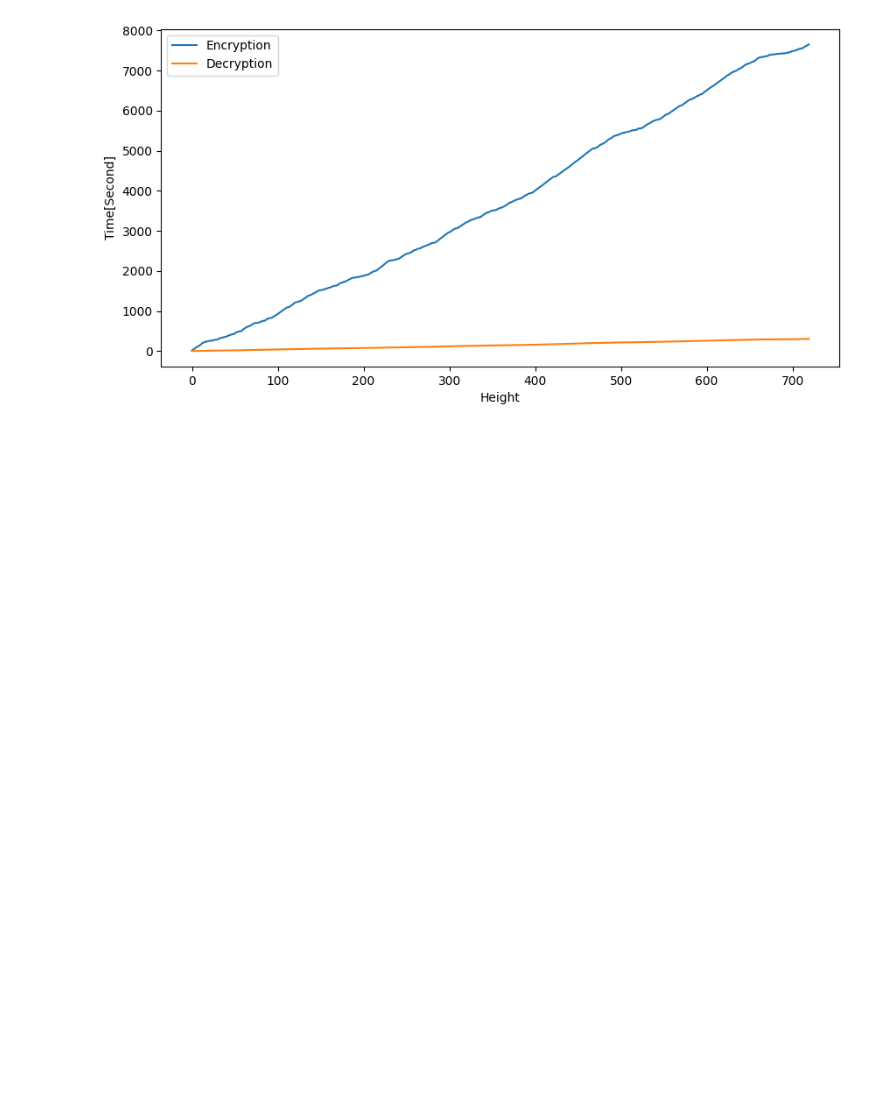
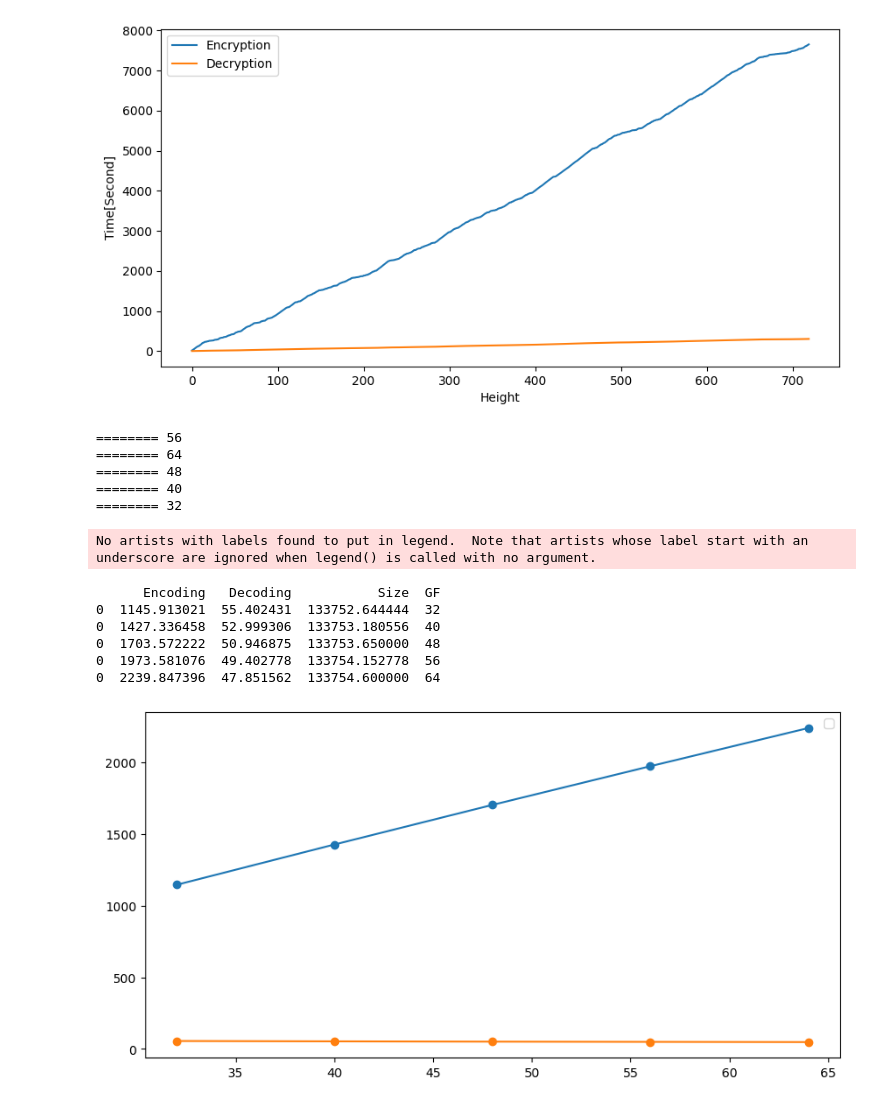
Before and after one commit to JunwookHeo/bcsos, a Jupyter notebook: python_utils/VisualPoS.ipynb, the cells around one changed output. Saved outputs shown, nothing was run; the diff lists cells and outputs as text; code cells hidden in the pictures; blank space fills up the shorter version.

```diff
--- a/python_utils/VisualPoS.ipynb
+++ b/python_utils/VisualPoS.ipynb
@@ -362,3 +370,59 @@ plt.legend()
 plt.savefig('Encrypt_Height.png', dpi=300, bbox_inches='tight')
 # %% [output]
 [figure]
+# %%
+import os
+import pandas as pd
+from matplotlib import pyplot as plt
+
+PATH = "../ppos_ext"
+
+fdbs = [os.path.join(PATH, f) for f in os.listdir(PATH) if f.split(".")[0].find('MLDC_') == 0]
+dbs = {}
+for i, f in enumerate(fdbs):
+    key = f.split('_')[-1]
+    print("========", key)
+    tdbs = []
+    subdirs = [x[0] for x in os.walk(f)]
+    for subd in subdirs:
+        subbs = [os.path.join(subd, f) for f in os.listdir(subd) if f.split(".")[-1] == 'csv']
+        if len(subbs) > 0 and subbs[0].find('.csv') != -1:
+            tdbs.append(subbs[0])
+    dbs[key] = tdbs
+gfs = list(dbs.keys())
+gfs.sort()
+
+dfcs = pd.DataFrame()
+for g in gfs:
+    ss = dbs[g]
+    dfg = pd.DataFrame()
+    for s in ss:
+        df = pd.read_csv(s, header=None)
+        df.rename(columns = {0:'Encoding', 1:'Decoding', 2:"Size"}, inplace = True)
+        m = df.mean()
+        dfg = pd.concat([dfg, pd.DataFrame(m).transpose()], axis=0)
+    dfc = pd.DataFrame(dfg.mean()).transpose()
+    dfc["GF"] = int(g)
+    dfcs = pd.concat([dfcs, dfc], axis=0)
+print(dfcs)
+
+plt.figure(figsize=(10,5))
+plt.plot( dfcs['GF'], dfcs['Encoding'], marker='o')
+plt.plot( dfcs['GF'], dfcs['Decoding'], marker='o')
+plt.legend(loc="upper left")
+plt.show()
+# print(fdbs)
+# %% [output]
+======== 56
+======== 64
+======== 48
+======== 40
+======== 32
+No artists with labels found to put in legend.  Note that artists whose label start with an underscore are ignored when legend() is called with no argument.
+      Encoding   Decoding           Size  GF
+0  1145.913021  55.402431  133752.644444  32
+0  1427.336458  52.999306  133753.180556  40
+0  1703.572222  50.946875  133753.650000  48
+0  1973.581076  49.402778  133754.152778  56
+0  2239.847396  47.851562  133754.600000  64
+[figure, added]
```
Also changed, not shown: parts of 7 cells of this notebook, 3 other files.
